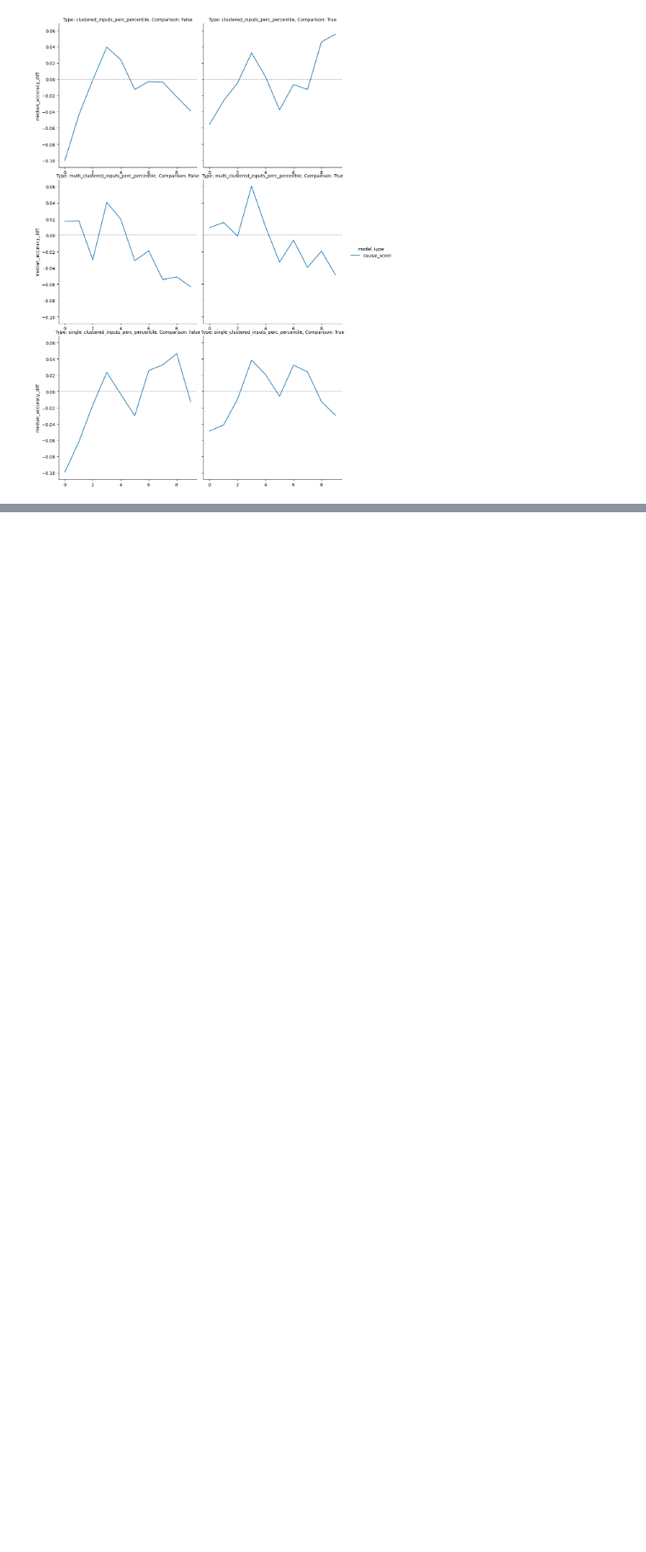
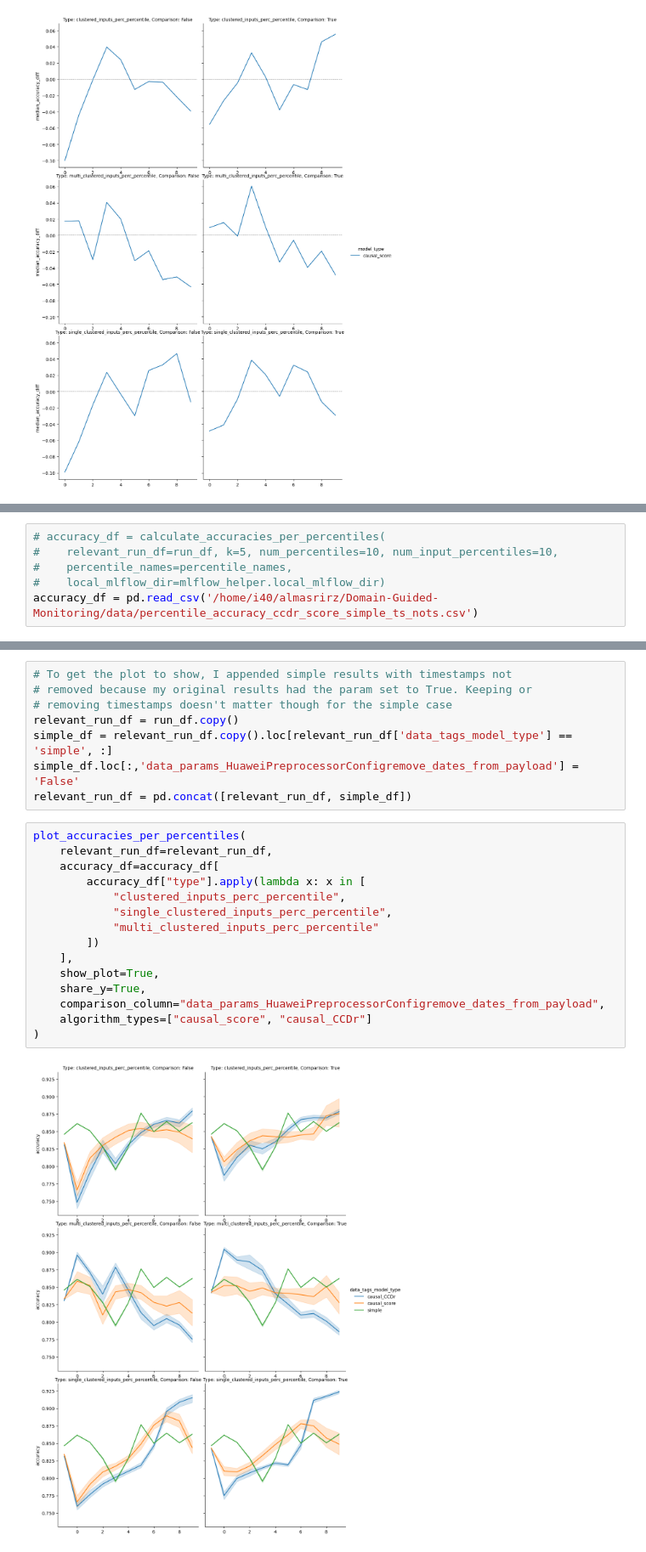
Before and after one commit to ralmasri/Domain-Guided-Monitoring, a Jupyter notebook: notebooks/knowledge_graphs.ipynb, the cells around one changed output, grey strips where cells are left out. Shown at 85% size. Cells and saved outputs as stored; diff of their text form; blank space fills up the shorter version.

```diff
--- a/notebooks/knowledge_graphs.ipynb
+++ b/notebooks/knowledge_graphs.ipynb
@@ -133,0 +153,6 @@ plot_accuracies_per_percentiles(
+# %%
+# accuracy_df = calculate_accuracies_per_percentiles(
+#    relevant_run_df=run_df, k=5, num_percentiles=10, num_input_percentiles=10,
+#    percentile_names=percentile_names,
+#    local_mlflow_dir=mlflow_helper.local_mlflow_dir)
+accuracy_df = pd.read_csv('/home/i40/almasrirz/Domain-Guided-Monitoring/data/percentile_accuracy_ccdr_score_simple_ts_nots.csv')
@@ -133,0 +166,25 @@ plot_accuracies_per_percentiles(
+# %%
+# To get the plot to show, I appended simple results with timestamps not
+# removed because my original results had the param set to True. Keeping or
+# removing timestamps doesn't matter though for the simple case
+relevant_run_df = run_df.copy()
+simple_df = relevant_run_df.copy().loc[relevant_run_df['data_tags_model_type'] == 'simple', :]
+simple_df.loc[:,'data_params_HuaweiPreprocessorConfigremove_dates_from_payload'] = 'False'
+relevant_run_df = pd.concat([relevant_run_df, simple_df])
+# %%
+plot_accuracies_per_percentiles(
+    relevant_run_df=relevant_run_df,
+    accuracy_df=accuracy_df[
+        accuracy_df["type"].apply(lambda x: x in [
+            "clustered_inputs_perc_percentile",
+            "single_clustered_inputs_perc_percentile",
+            "multi_clustered_inputs_perc_percentile"
+        ])
+    ],
+    show_plot=True,
+    share_y=True,
+    comparison_column="data_params_HuaweiPreprocessorConfigremove_dates_from_payload",
+    algorithm_types=["causal_score", "causal_CCDr"]
+)
+# %% [output]
+[figure, added]
```
Also changed, not shown: parts of 5 cells of this notebook.
